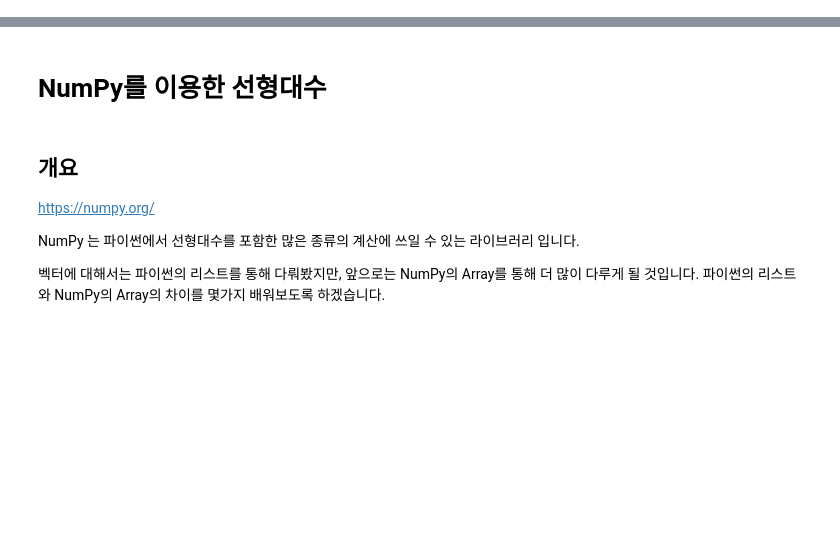
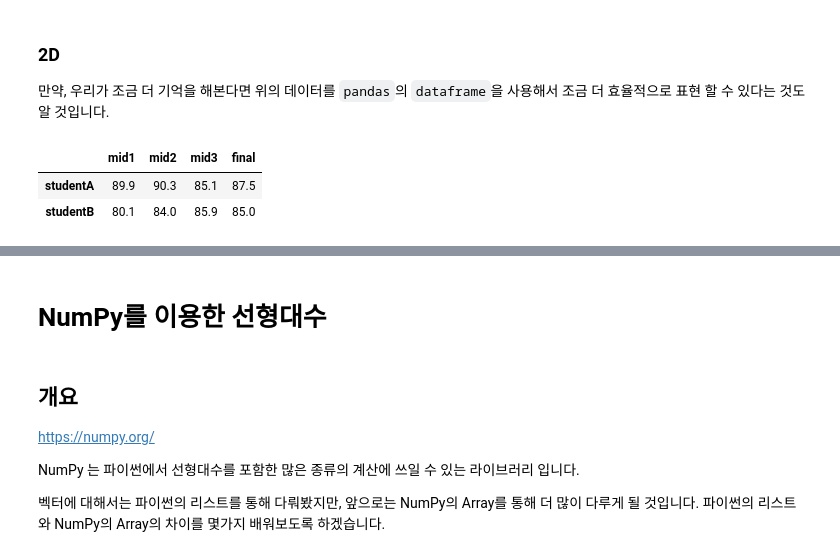
Before and after one commit to ttogle918/ds-zip, a Jupyter notebook: n131-vectors-and-matrices/n131-vectors-matrices.ipynb, the cells around one changed output, grey strips where cells are left out. Saved outputs shown, nothing was run; the diff lists cells and outputs as text; code cells hidden in the pictures; blank space fills up the shorter version.

```diff
--- a/n131-vectors-and-matrices/n131-vectors-matrices.ipynb
+++ b/n131-vectors-and-matrices/n131-vectors-matrices.ipynb
@@ -193,0 +63,15 @@ plt.imshow(img);
+# %% [markdown]
+### 2D
+
+만약, 우리가 조금 더 기억을 해본다면 위의 데이터를 `pandas`의 `dataframe`을 사용해서 조금 더 효율적으로 표현 할 수 있다는 것도 알 것입니다.
+# %%
+import pandas as pd
+df = pd.DataFrame([
+              [89.9, 90.3, 85.1, 87.5],
+              [80.1, 84.0, 85.9, 85]
+], index = ['studentA', 'studentB'], columns = ['mid1', 'mid2', 'mid3', 'final'])
+df
+# %% [output]
+|  | mid1 | mid2 | mid3 | final |
+| studentA | 89.9 | 90.3 | 85.1 | 87.5 |
+| studentB | 80.1 | 84.0 | 85.9 | 85.0 |
```
Also changed, not shown: parts of 88 cells of this notebook, 8 other files.
